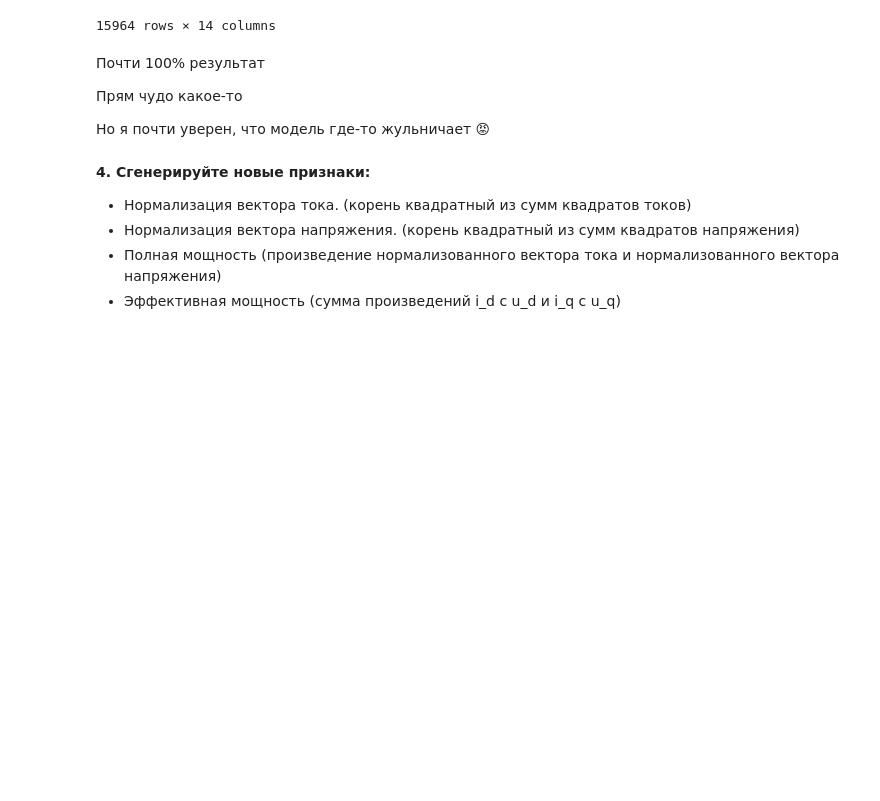
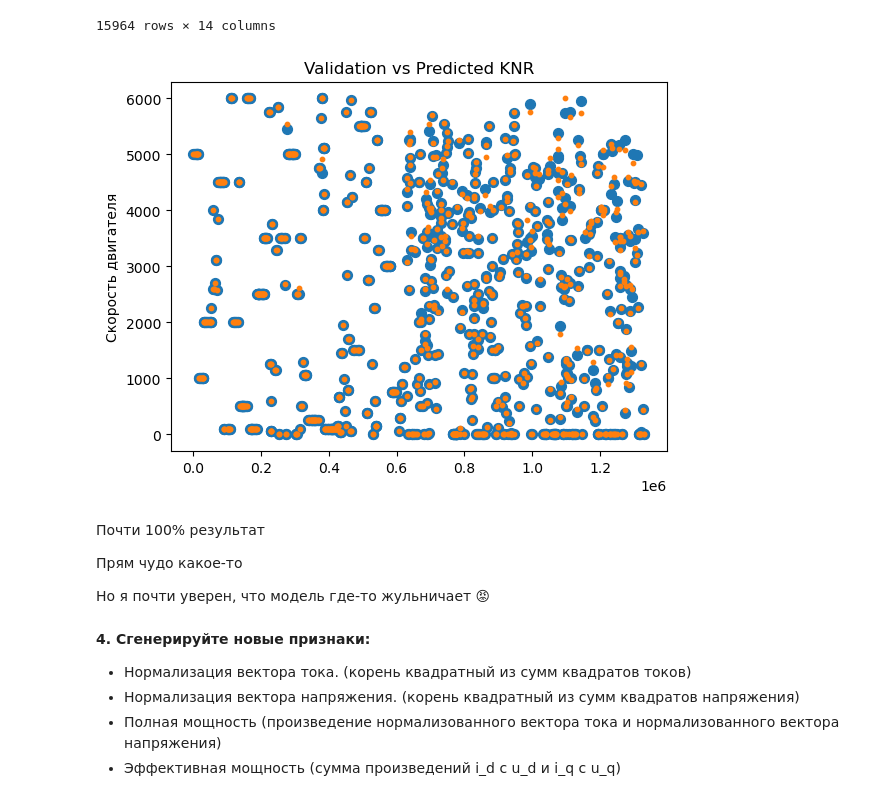
Before and after one commit to Zikarakus/home_works, a Jupyter notebook: linear and knn HW.ipynb, the cells around one changed output. Drawn from its saved outputs; the diff is of its cells as text; code cells hidden in the pictures; blank space fills up the shorter version.

```diff
--- a/linear and knn HW.ipynb
+++ b/linear and knn HW.ipynb
@@ -646,6 +721,14 @@ df[df['profile_id']==17]
 | 15962 | 131.055298 | 18.089380 | 49.606102 | -6.476041 | 43.087551 | 4999.944336 | -97.793709 | 0.903135 | 51.829365 | ... |
 | 15963 | 130.851028 | 18.105665 | 49.625244 | -6.333745 | 43.087681 | 4999.939941 | -97.902550 | 0.806877 | 51.861740 | ... |
 15964 rows × 14 columns
+# %%
+plt.scatter(X_val.index[:1000], y_val[:1000], s= 50)
+plt.scatter(X_val.index[:1000], val_knr_predicted[:1000], s = 10)
+plt.ylabel('Скорость двигателя')
+plt.title("Validation vs Predicted KNR")
+plt.show()
+# %% [output]
+[figure, added]
 # %% [markdown]
 Почти 100% результат
 
```
Also changed, not shown: parts of 69 cells of this notebook.
